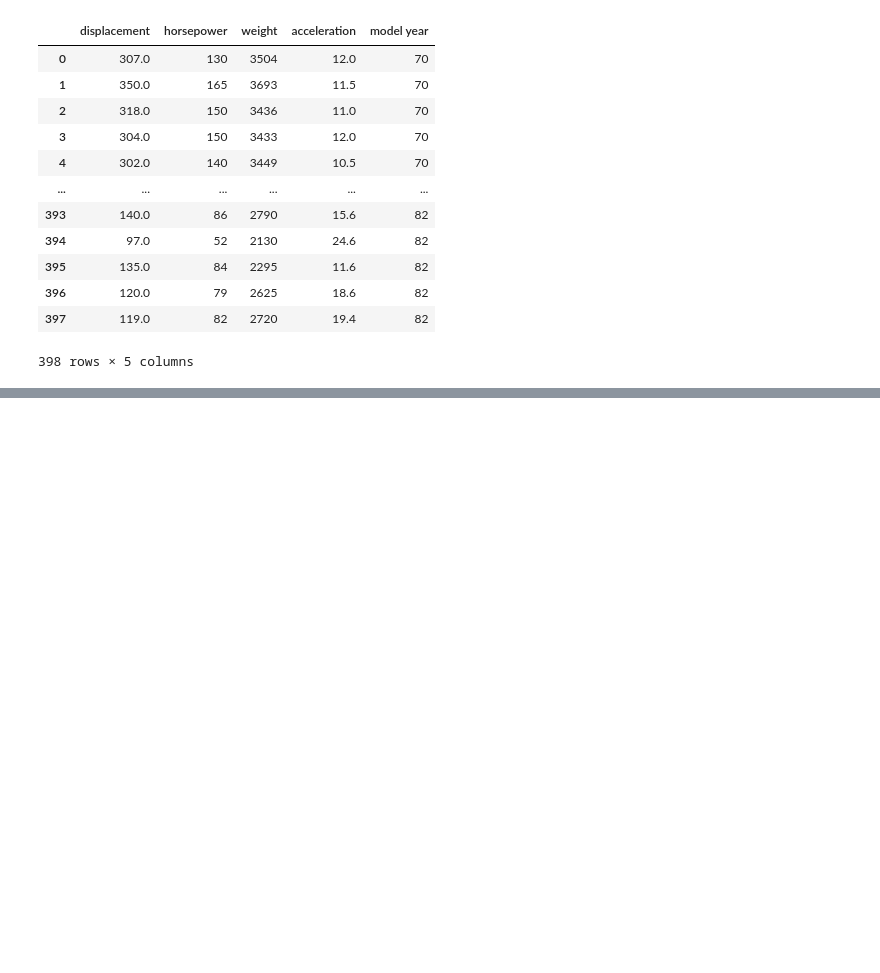
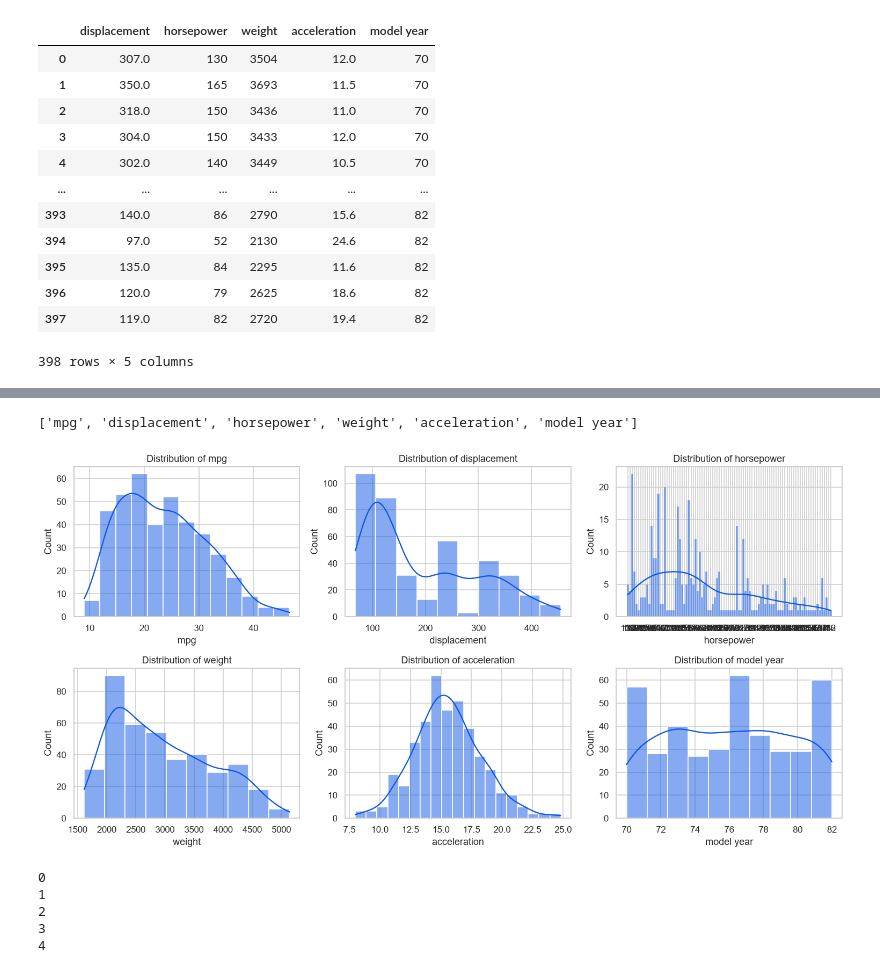
Before and after one commit to UvinAgon/advanced-ml, a Jupyter notebook: week01/linear_regression.ipynb, the cells around one changed output, grey strips where cells are left out. Drawn from its saved outputs; the diff is of its cells as text; code cells hidden in the pictures; blank space fills up the shorter version.

```diff
--- a/week01/linear_regression.ipynb
+++ b/week01/linear_regression.ipynb
@@ -142,0 +169,24 @@ df_clean[quan_candidates]
+# %%
+cols = [TARGET] + quan_candidates
+cols
+# %% [output]
+['mpg', 'displacement', 'horsepower', 'weight', 'acceleration', 'model year']
+# %%
+fig, axes = plt.subplots(2,3, figsize=(14, 7))
+axes = axes.ravel()
+for i, c in enumerate(cols):
+    sns.histplot(df_clean[c], ax=axes[i], kde=True, color='#0f56e4')
+    axes[i].set_title(f"Distribution of {c}")
+plt.tight_layout()
+plt.show()
+# %% [output]
+[figure, added]
+# %%
+for i,c in enumerate(['displacement', 'horsepower', 'weight', 'acceleration', 'model year']):
+    print(i)
+# %% [output]
+0
+1
+2
+3
+4
```
Also changed, not shown: parts of 30 cells of this notebook, 1 other file.
